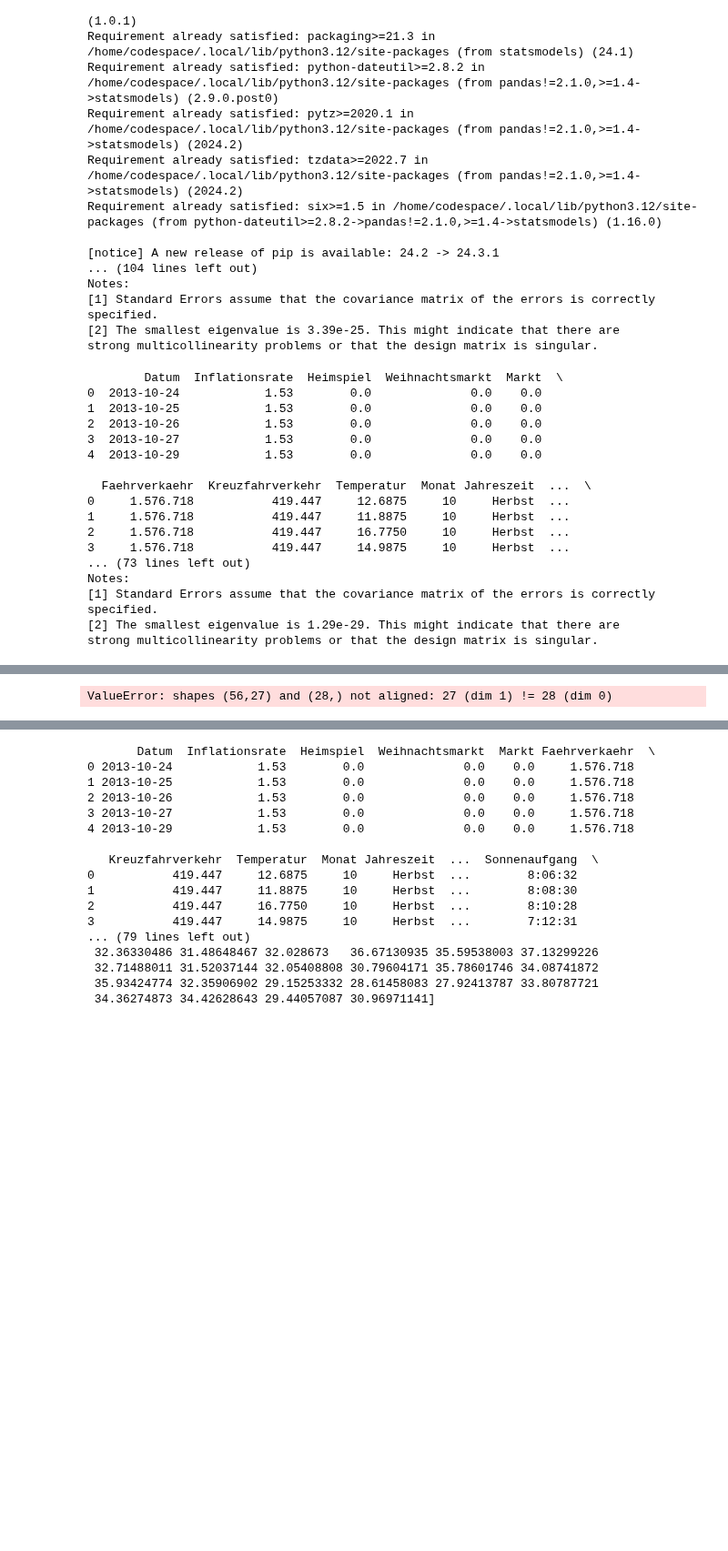
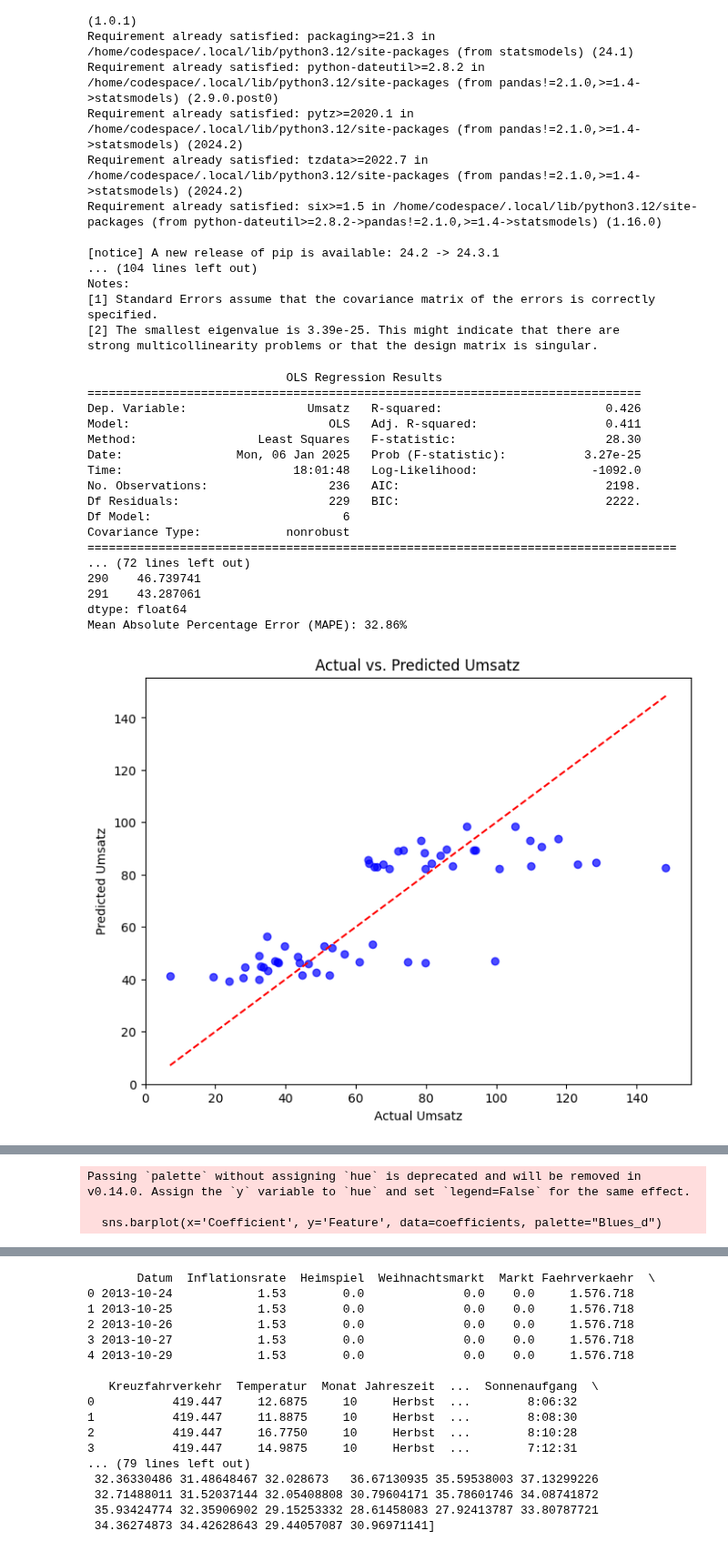
Before and after one commit to Fiesa00/DS_ML_Gr_1.5, a Jupyter notebook: 2_BaselineModel/Baseline-Model W6.ipynb, the cells around one changed output, grey strips where cells are left out. Shown at 91% size. Saved outputs shown, nothing was run; the diff lists cells and outputs as text; code cells hidden in the pictures; blank space fills up the shorter version.

```diff
--- a/2_BaselineModel/Baseline-Model W6.ipynb
+++ b/2_BaselineModel/Baseline-Model W6.ipynb
@@ -84,13 +84,12 @@ import matplotlib.pyplot as plt  # Visualization library
 import seaborn as sns  # Advanced data visualizations
 
 # Load the dataset
+
 data=data
 
-# Display the first few rows of the dataset for inspection
-print(data.head())
-
 # Select features and target variable
-features = ['Inflationsrate','Heimspiel','Weihnachtsmarkt', 'Markt','Temperatur','Monat' ,'Frühling','Sommer','Herbst','Winter','Temp_warm','Temp_cold','Temp_average', 'Monday','Tuesday','Wednesday','Thursday','Friday','Saturday','Sunday','Schulferien','Semesterferien','Feiertage','Niederschlag', 'Schneehoehe','Sonnenschein','KielerWoche']
+# Features include the different Warengruppen, Monday y/n
+features = ['Weihnachtsmarkt','Temperatur','Monat' ,'Friday','Sonnenschein','Werktag']
 X = data[features] #target variable: Umsatz
 y=data['Umsatz']
 
@@ -150,47 +149,48 @@ residuals = y_test - predictions
 plt.figure(figsize=(8, 6))
 plt.scatter(predictions, residuals, alpha=0.7, color="green")
 plt.axhline(y=0, color="red", linestyle="--")
 plt.xlabel("Predicted Umsätze")
 plt.ylabel("Residuals")
 plt.title("Residual Plot")
 plt.show()
 
 # Histogram of residuals to check normality
 plt.figure(figsize=(8, 6))
 sns.histplot(residuals, kde=True, color="purple")
 plt.title("Histogram of Residuals")
 plt.xlabel("Residuals")
 plt.ylabel("Frequency")
 plt.show()
 
 # Create a DataFrame of model coefficients
 coefficients = pd.DataFrame({
     'Feature': ['Intercept'] + features,
     'Coefficient': model.params
 })
 
 # Bar plot of feature coefficients
 plt.figure(figsize=(8, 6))
 sns.barplot(x='Coefficient', y='Feature', data=coefficients, palette="Blues_d")
 plt.title("Feature Coefficients")
 plt.xlabel("Coefficients")
 plt.ylabel("Features")
 plt.show()
 # %% [output]
-        Datum  Inflationsrate  Heimspiel  Weihnachtsmarkt  Markt  \
-0  2013-10-24            1.53        0.0              0.0    0.0
-1  2013-10-25            1.53        0.0              0.0    0.0
-2  2013-10-26            1.53        0.0              0.0    0.0
-3  2013-10-27            1.53        0.0              0.0    0.0
-4  2013-10-29            1.53        0.0              0.0    0.0
-
-  Faehrverkaehr  Kreuzfahrverkehr  Temperatur  Monat Jahreszeit  ...  \
-0     1.576.718           419.447     12.6875     10     Herbst  ...
-1     1.576.718           419.447     11.8875     10     Herbst  ...
-2     1.576.718           419.447     16.7750     10     Herbst  ...
-3     1.576.718           419.447     14.9875     10     Herbst  ...
-... (73 lines left out)
-Notes:
-[1] Standard Errors assume that the covariance matrix of the errors is correctly specified.
-[2] The smallest eigenvalue is 1.29e-29. This might indicate that there are
-strong multicollinearity problems or that the design matrix is singular.
+                            OLS Regression Results
+==============================================================================
+Dep. Variable:                 Umsatz   R-squared:                       0.426
+Model:                            OLS   Adj. R-squared:                  0.411
+Method:                 Least Squares   F-statistic:                     28.30
+Date:                Mon, 06 Jan 2025   Prob (F-statistic):           3.27e-25
+Time:                        18:01:48   Log-Likelihood:                -1092.0
+No. Observations:                 236   AIC:                             2198.
+Df Residuals:                     229   BIC:                             2222.
+Df Model:                           6
+Covariance Type:            nonrobust
+===================================================================================
+... (72 lines left out)
+290    46.739741
+291    43.287061
+dtype: float64
+Mean Absolute Percentage Error (MAPE): 32.86%
+[figure, added]
@@ -197 +199,3 @@ strong multicollinearity problems or that the design matrix is singular.
-ValueError: shapes (56,27) and (28,) not aligned: 27 (dim 1) != 28 (dim 0)
+Passing `palette` without assigning `hue` is deprecated and will be removed in v0.14.0. Assign the `y` variable to `hue` and set `legend=False` for the same effect.
+
+  sns.barplot(x='Coefficient', y='Feature', data=coefficients, palette="Blues_d")
```
Also changed, not shown: parts of 2 cells of this notebook, 1 other file.
